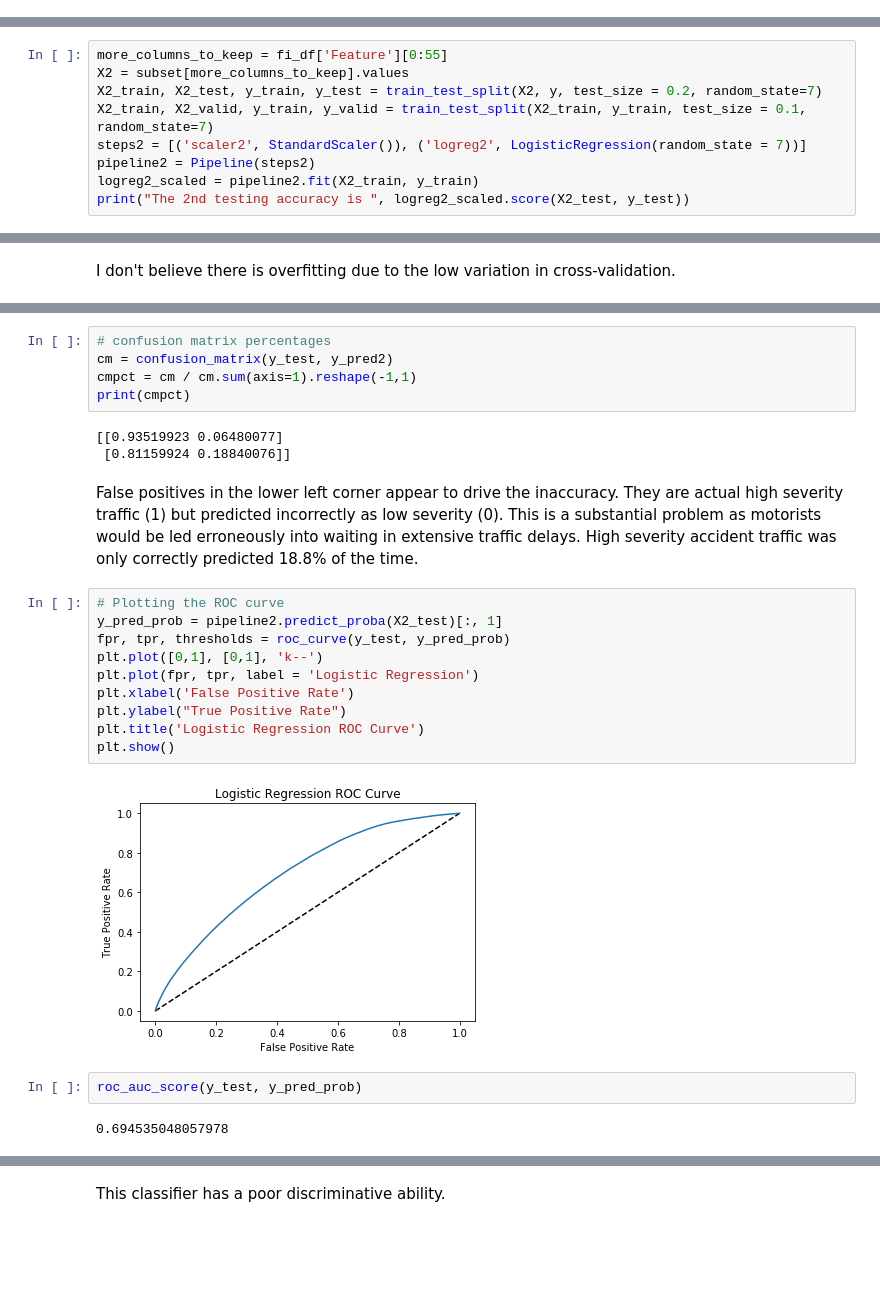
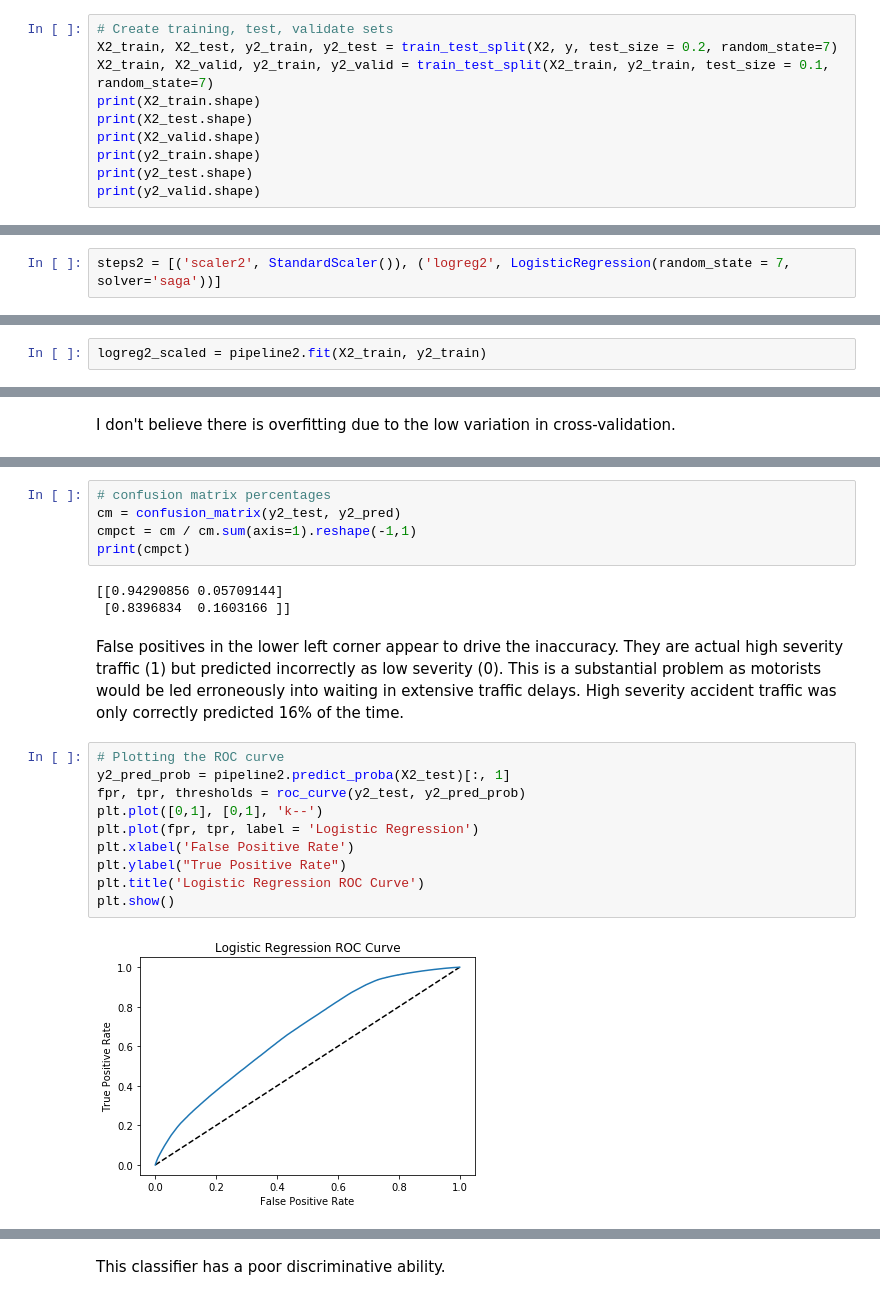
Before and after one commit to gibsongGH/Weather-Accident-Severity, a Jupyter notebook: notebooks/_Step 4 - Building A Model.ipynb, the cells around one changed output, grey strips where cells are left out. Saved outputs shown, nothing was run; the diff lists cells and outputs as text; blank space fills up the shorter version.

```diff
--- a/notebooks/_Step 4 - Building A Model.ipynb
+++ b/notebooks/_Step 4 - Building A Model.ipynb
@@ -173,0 +165,10 @@ pred_proba = logreg_scaled.predict_proba(X_test)
+# %%
+# Create training, test, validate sets
+X2_train, X2_test, y2_train, y2_test = train_test_split(X2, y, test_size = 0.2, random_state=7)
+X2_train, X2_valid, y2_train, y2_valid = train_test_split(X2_train, y2_train, test_size = 0.1, random_state=7)
+print(X2_train.shape)
+print(X2_test.shape)
+print(X2_valid.shape)
+print(y2_train.shape)
+print(y2_test.shape)
+print(y2_valid.shape)
@@ -173,0 +182,2 @@ pred_proba = logreg_scaled.predict_proba(X_test)
+# %%
+steps2 = [('scaler2', StandardScaler()), ('logreg2', LogisticRegression(random_state = 7, solver='saga'))]
@@ -173,0 +186,2 @@ pred_proba = logreg_scaled.predict_proba(X_test)
+# %%
+logreg2_scaled = pipeline2.fit(X2_train, y2_train)
@@ -187,9 +196,0 @@ Narrowing the feature selection has a lower accuracy score then the original run
-# %%
-more_columns_to_keep = fi_df['Feature'][0:55]
-X2 = subset[more_columns_to_keep].values
-X2_train, X2_test, y_train, y_test = train_test_split(X2, y, test_size = 0.2, random_state=7)
-X2_train, X2_valid, y_train, y_valid = train_test_split(X2_train, y_train, test_size = 0.1, random_state=7)
-steps2 = [('scaler2', StandardScaler()), ('logreg2', LogisticRegression(random_state = 7))]
-pipeline2 = Pipeline(steps2)
-logreg2_scaled = pipeline2.fit(X2_train, y_train)
-print("The 2nd testing accuracy is ", logreg2_scaled.score(X2_test, y_test))
@@ -232,26 +235,22 @@ print(confusion_matrix(y_test, y_pred2))
 # %%
 # confusion matrix percentages
-cm = confusion_matrix(y_test, y_pred2)
+cm = confusion_matrix(y2_test, y2_pred)
 cmpct = cm / cm.sum(axis=1).reshape(-1,1)
 print(cmpct)
 # %% [output]
-[[0.93519923 0.06480077]
- [0.81159924 0.18840076]]
+[[0.94290856 0.05709144]
+ [0.8396834  0.1603166 ]]
 # %% [markdown]
-False positives in the lower left corner appear to drive the inaccuracy.  They are actual high severity traffic (1) but predicted incorrectly as low severity (0).  This is a substantial problem as motorists would be led erroneously into waiting in extensive traffic delays.  High severity accident traffic was only correctly predicted 18.8% of the time.
+False positives in the lower left corner appear to drive the inaccuracy.  They are actual high severity traffic (1) but predicted incorrectly as low severity (0).  This is a substantial problem as motorists would be led erroneously into waiting in extensive traffic delays.  High severity accident traffic was only correctly predicted 16% of the time.
 # %%
 # Plotting the ROC curve
-y_pred_prob = pipeline2.predict_proba(X2_test)[:, 1]
-fpr, tpr, thresholds = roc_curve(y_test, y_pred_prob)
+y2_pred_prob = pipeline2.predict_proba(X2_test)[:, 1]
+fpr, tpr, thresholds = roc_curve(y2_test, y2_pred_prob)
 plt.plot([0,1], [0,1], 'k--')
 plt.plot(fpr, tpr, label = 'Logistic Regression')
 plt.xlabel('False Positive Rate')
 plt.ylabel("True Positive Rate")
 plt.title('Logistic Regression ROC Curve')
 plt.show()
 # %% [output]
-[figure, old version]
+[figure, new version]
-# %%
-roc_auc_score(y_test, y_pred_prob)
-# %% [output]
-0.694535048057978
```
Also changed, not shown: parts of 42 cells of this notebook, 3 other files.
